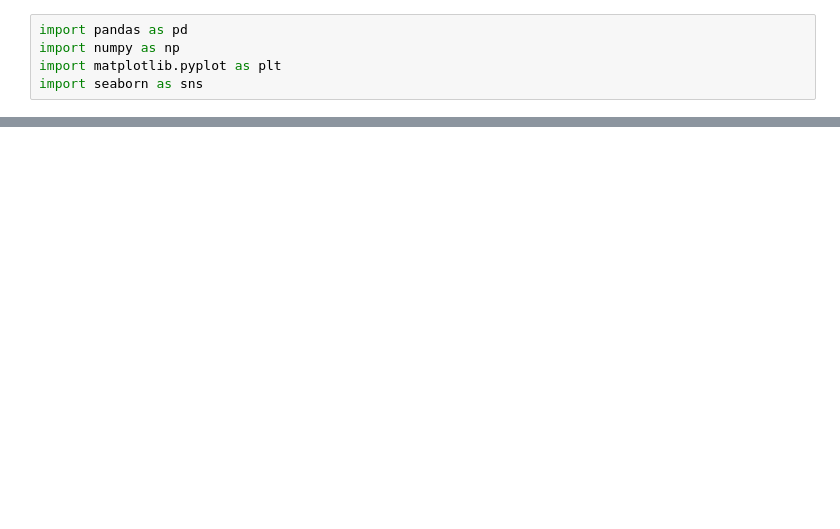
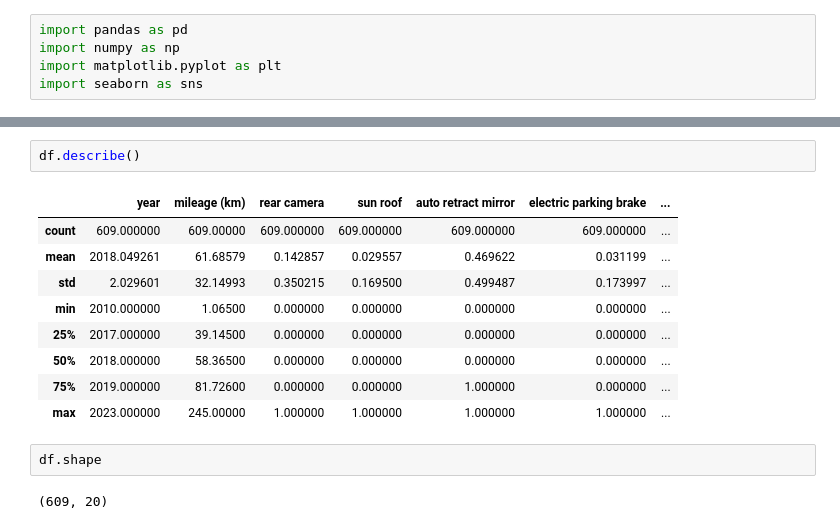
Before and after one commit to jasonalexanderjsnaldr/used-car-price-prediction, a Jupyter notebook: notebook/EDA.ipynb, the cells around one changed output, grey strips where cells are left out. Saved outputs shown, nothing was run; the diff lists cells and outputs as text; blank space fills up the shorter version.

```diff
--- a/notebook/EDA.ipynb
+++ b/notebook/EDA.ipynb
@@ -9,0 +61,16 @@ PermissionError: [Errno 13] Permission denied: 'D:/Porto Magang/Used-car-price-p
+# %%
+df.describe()
+# %% [output]
+|  | year | mileage (km) | rear camera | sun roof | auto retract mirror | electric parking brake | ... |
+| count | 609.000000 | 609.00000 | 609.000000 | 609.000000 | 609.000000 | 609.000000 | ... |
+| mean | 2018.049261 | 61.68579 | 0.142857 | 0.029557 | 0.469622 | 0.031199 | ... |
+| std | 2.029601 | 32.14993 | 0.350215 | 0.169500 | 0.499487 | 0.173997 | ... |
+| min | 2010.000000 | 1.06500 | 0.000000 | 0.000000 | 0.000000 | 0.000000 | ... |
+| 25% | 2017.000000 | 39.14500 | 0.000000 | 0.000000 | 0.000000 | 0.000000 | ... |
+| 50% | 2018.000000 | 58.36500 | 0.000000 | 0.000000 | 0.000000 | 0.000000 | ... |
+| 75% | 2019.000000 | 81.72600 | 0.000000 | 0.000000 | 1.000000 | 0.000000 | ... |
+| max | 2023.000000 | 245.00000 | 1.000000 | 1.000000 | 1.000000 | 1.000000 | ... |
+# %%
+df.shape
+# %% [output]
+(609, 20)
```
Also changed, not shown: parts of 15 cells of this notebook.
